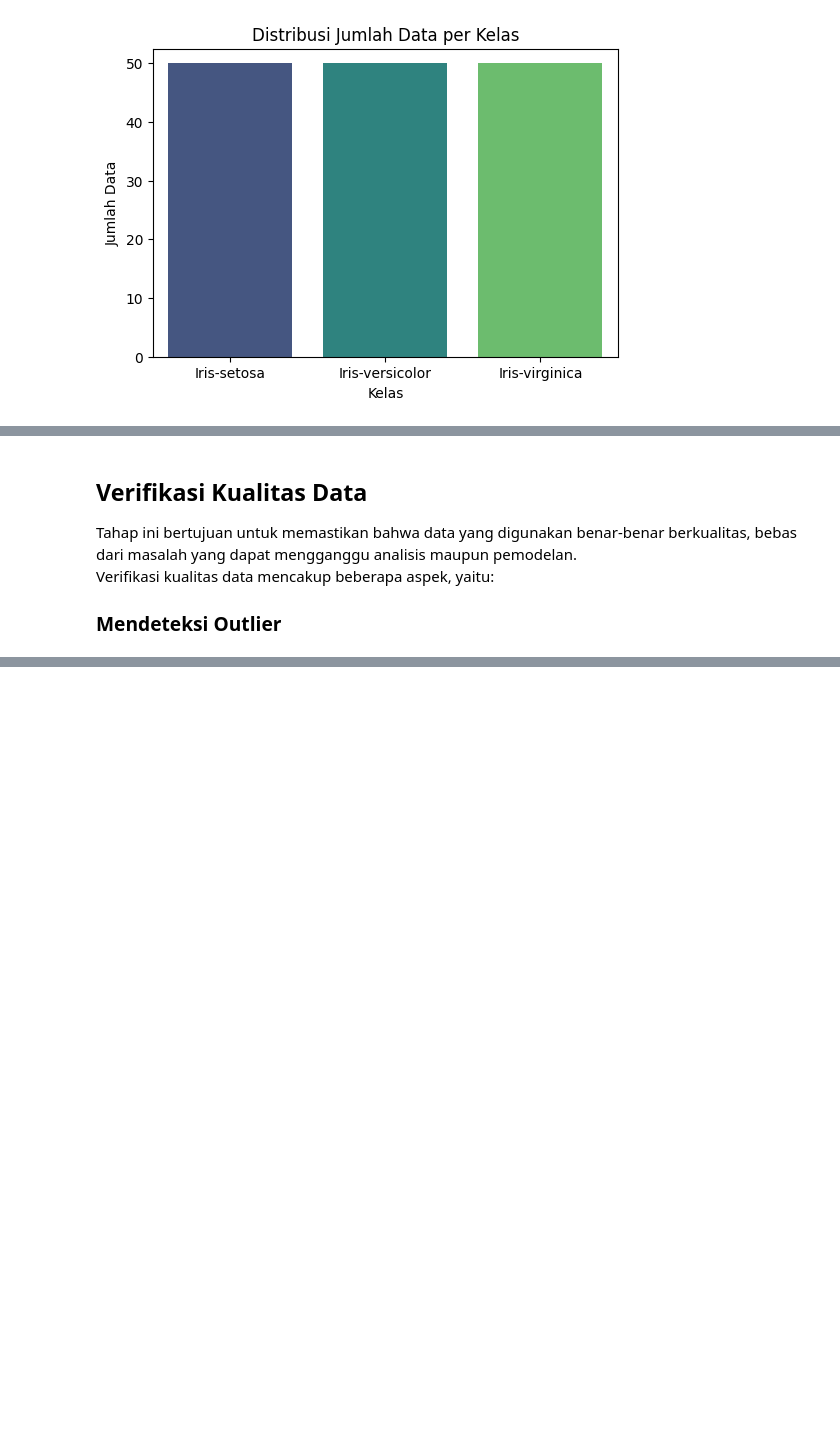
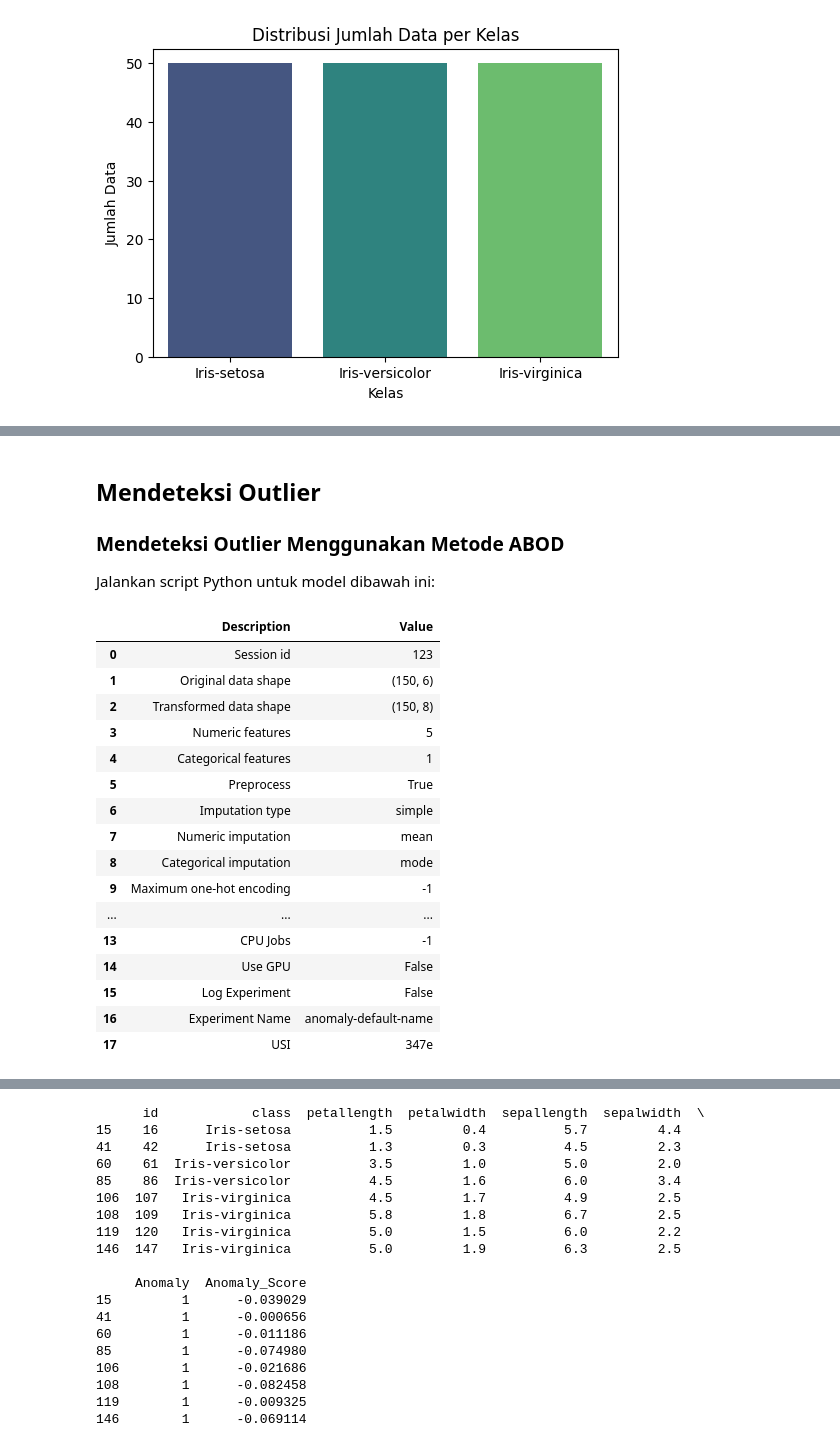
Before and after one commit to AqbilBarakaa/psd, a Jupyter notebook: psd/_build/jupyter_execute/DataUnderstanding.ipynb, the cells around one changed output, grey strips where cells are left out. Drawn from its saved outputs; the diff is of its cells as text; code cells hidden in the pictures; blank space fills up the shorter version.

```diff
--- a/psd/_build/jupyter_execute/DataUnderstanding.ipynb
+++ b/psd/_build/jupyter_execute/DataUnderstanding.ipynb
@@ -352,6 +424,43 @@ Passing `palette` without assigning `hue` is deprecated and will be removed in v
 # %% [markdown]
-## Verifikasi Kualitas Data
-Tahap ini bertujuan untuk memastikan bahwa data yang digunakan benar-benar berkualitas, bebas dari masalah yang dapat mengganggu analisis maupun pemodelan.
-Verifikasi kualitas data mencakup beberapa aspek, yaitu:
+## Mendeteksi Outlier
 
-### Mendeteksi Outlier
+### Mendeteksi Outlier Menggunakan Metode ABOD
+
+Jalankan script Python untuk model dibawah ini:
+# %%
+import pandas as pd
+from pycaret.anomaly import *
+
+# Load dataset
+data = pd.read_csv("data_gabungan_iris.csv")
+
+# Setup PyCaret
+abod_data = setup(data, session_id=123, normalize=True)
+
+# Buat model ABOD
+abod = create_model('abod')
+
+# Assign prediksi
+abod_predictions = assign_model(abod)
+
+# Ambil hanya anomali
+anomali_only = abod_predictions[abod_predictions['Anomaly'] == 1]
+print(anomali_only)
+# %% [output]
+|  | Description | Value |
+| 0 | Session id | 123 |
+| 1 | Original data shape | (150, 6) |
+| 2 | Transformed data shape | (150, 8) |
+| 3 | Numeric features | 5 |
+| 4 | Categorical features | 1 |
+| 5 | Preprocess | True |
+| 6 | Imputation type | simple |
+| 7 | Numeric imputation | mean |
+| 8 | Categorical imputation | mode |
+| 9 | Maximum one-hot encoding | -1 |
+| ... | ... | ... |
+| 13 | CPU Jobs | -1 |
+| 14 | Use GPU | False |
+| 15 | Log Experiment | False |
+| 16 | Experiment Name | anomaly-default-name |
+| 17 | USI | 347e |
@@ -357,0 +470,19 @@ Verifikasi kualitas data mencakup beberapa aspek, yaitu:
+      id            class  petallength  petalwidth  sepallength  sepalwidth  \
+15    16      Iris-setosa          1.5         0.4          5.7         4.4
+41    42      Iris-setosa          1.3         0.3          4.5         2.3
+60    61  Iris-versicolor          3.5         1.0          5.0         2.0
+85    86  Iris-versicolor          4.5         1.6          6.0         3.4
+106  107   Iris-virginica          4.5         1.7          4.9         2.5
+108  109   Iris-virginica          5.8         1.8          6.7         2.5
+119  120   Iris-virginica          5.0         1.5          6.0         2.2
+146  147   Iris-virginica          5.0         1.9          6.3         2.5
+
+     Anomaly  Anomaly_Score
+15         1      -0.039029
+41         1      -0.000656
+60         1      -0.011186
+85         1      -0.074980
+106        1      -0.021686
+108        1      -0.082458
+119        1      -0.009325
+146        1      -0.069114
```
Also changed, not shown: parts of 13 cells of this notebook, 42 other files.
